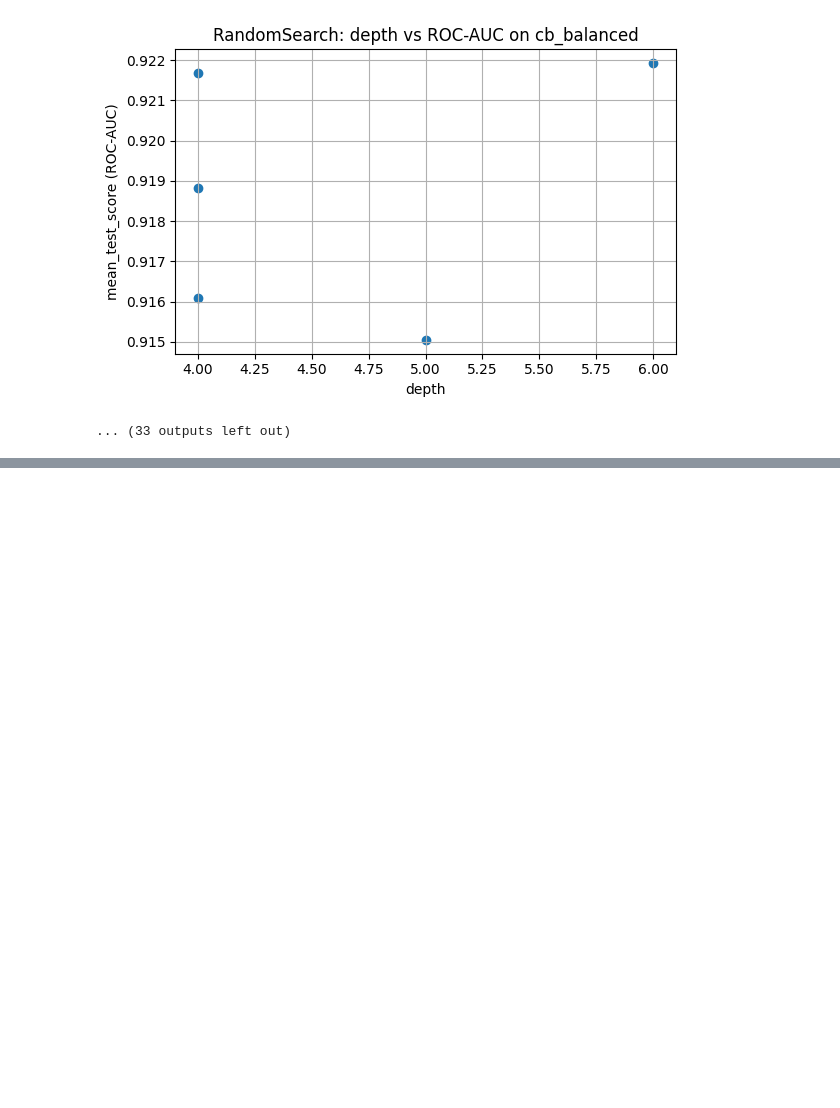
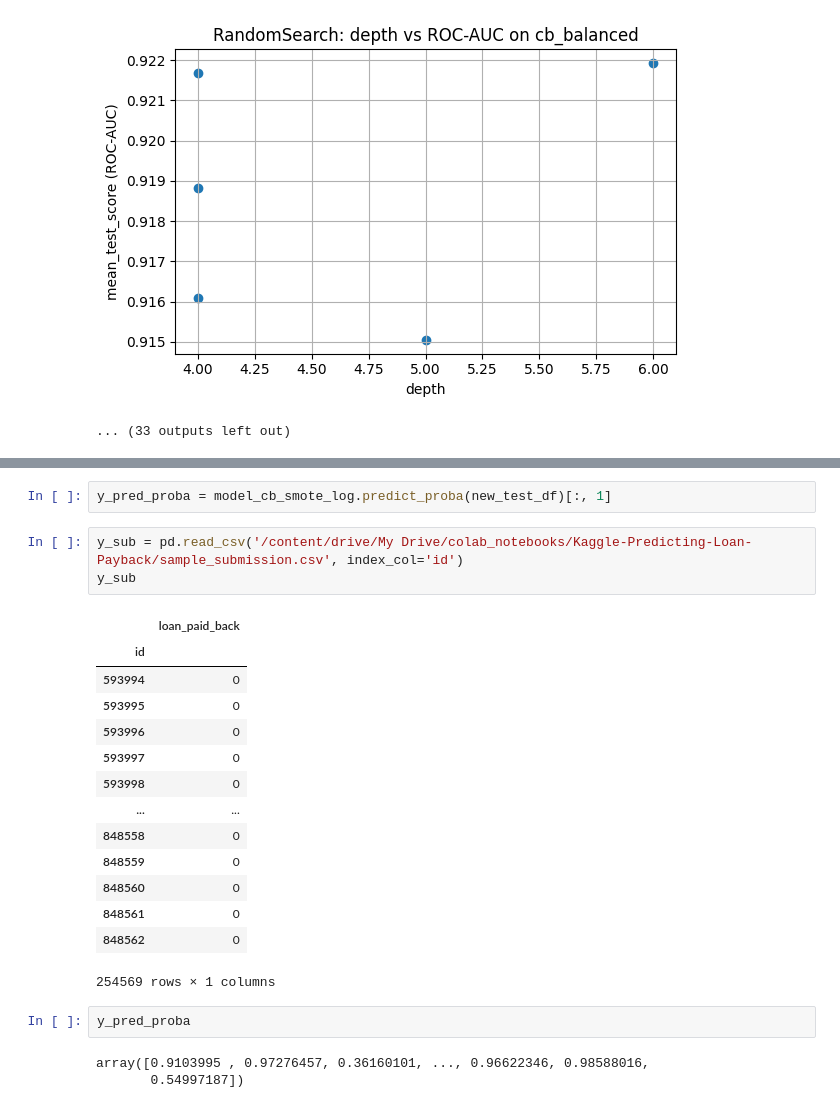
Before and after one commit to bababasbebebe/Kaggle-Predicting-Loan-Payback, a Jupyter notebook: main.ipynb, the cells around one changed output, grey strips where cells are left out. Drawn from its saved outputs; the diff is of its cells as text; blank space fills up the shorter version.

```diff
--- a/main.ipynb
+++ b/main.ipynb
@@ -842,0 +1104,25 @@ plot_random_search_results started..
+# %%
+y_pred_proba = model_cb_smote_log.predict_proba(new_test_df)[:, 1]
+# %%
+y_sub = pd.read_csv('/content/drive/My Drive/colab_notebooks/Kaggle-Predicting-Loan-Payback/sample_submission.csv', index_col='id')
+y_sub
+# %% [output]
+|  | loan_paid_back |
+| id |  |
+| 593994 | 0 |
+| 593995 | 0 |
+| 593996 | 0 |
+| 593997 | 0 |
+| 593998 | 0 |
+| ... | ... |
+| 848558 | 0 |
+| 848559 | 0 |
+| 848560 | 0 |
+| 848561 | 0 |
+| 848562 | 0 |
+254569 rows × 1 columns
+# %%
+y_pred_proba
+# %% [output]
+array([0.9103995 , 0.97276457, 0.36160101, ..., 0.96622346, 0.98588016,
+       0.54997187])
```
Also changed, not shown: parts of 11 cells of this notebook.
